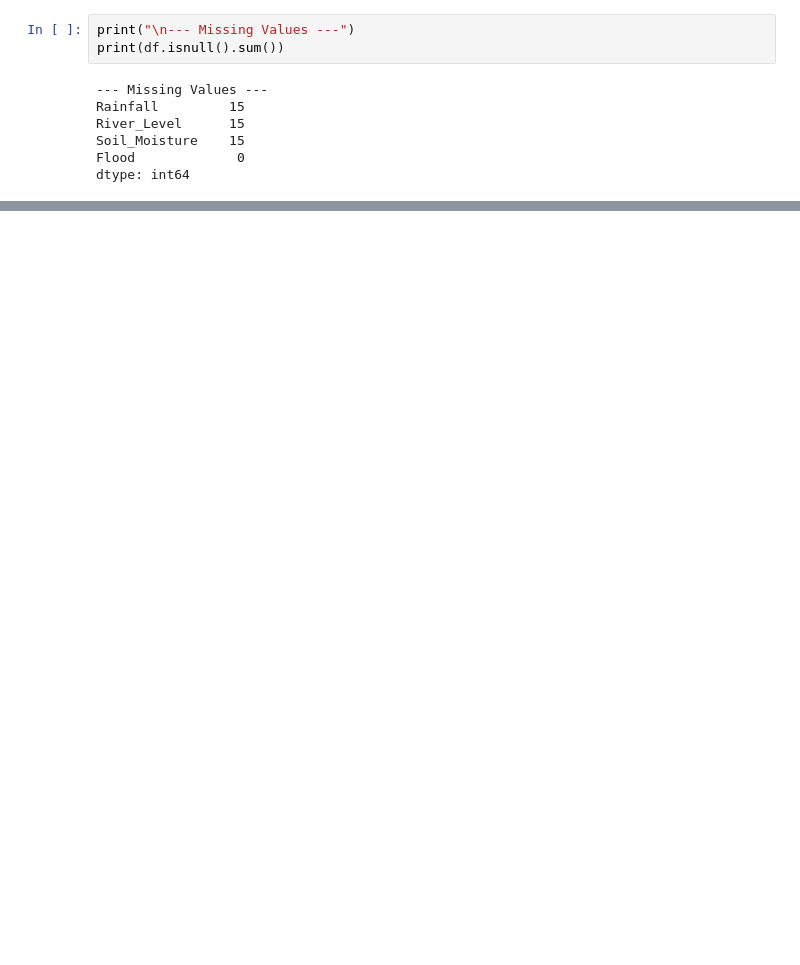
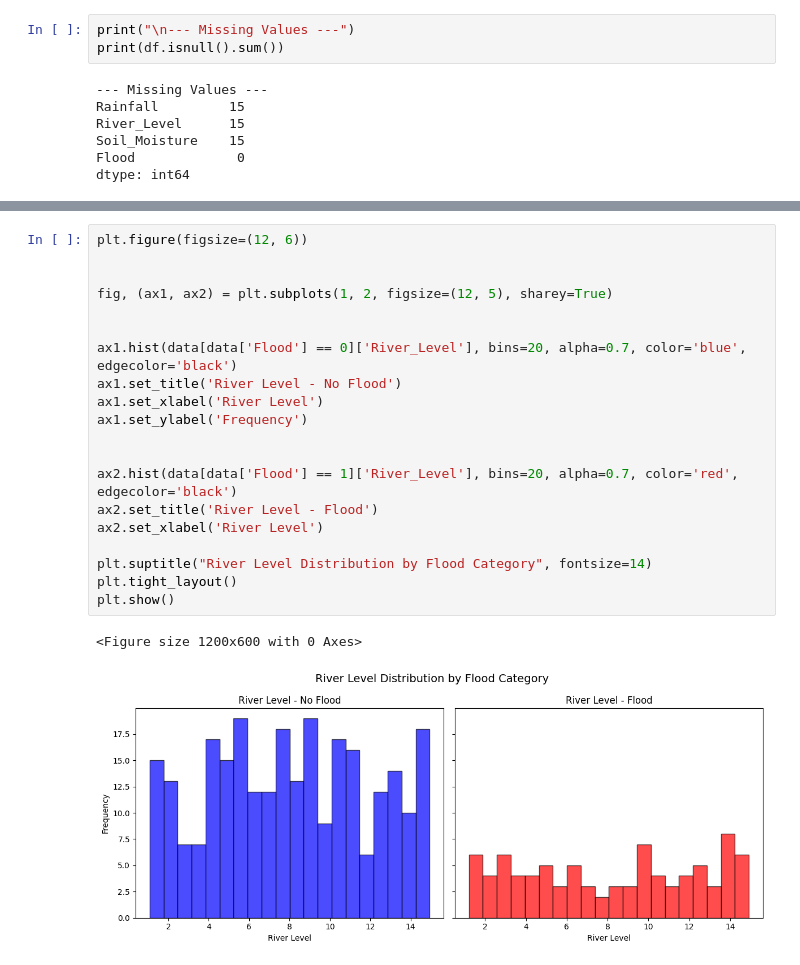
Before and after one commit to Harsh2005adgitm/Flood-Responsive-Model-EDUNET---AICTE-GREEN-SKILL-AI-INTERNSHIP-, a Jupyter notebook: FLOOD PREDICTION Model [30%].ipynb, the cells around one changed output, grey strips where cells are left out. Drawn from its saved outputs; the diff is of its cells as text; blank space fills up the shorter version.

```diff
--- a/FLOOD PREDICTION Model [30%].ipynb
+++ b/FLOOD PREDICTION Model [30%].ipynb
@@ -80,0 +129,23 @@ data
+# %%
+plt.figure(figsize=(12, 6))
+
+
+fig, (ax1, ax2) = plt.subplots(1, 2, figsize=(12, 5), sharey=True)
+
+
+ax1.hist(data[data['Flood'] == 0]['River_Level'], bins=20, alpha=0.7, color='blue', edgecolor='black')
+ax1.set_title('River Level - No Flood')
+ax1.set_xlabel('River Level')
+ax1.set_ylabel('Frequency')
+
+
+ax2.hist(data[data['Flood'] == 1]['River_Level'], bins=20, alpha=0.7, color='red', edgecolor='black')
+ax2.set_title('River Level - Flood')
+ax2.set_xlabel('River Level')
+
+plt.suptitle("River Level Distribution by Flood Category", fontsize=14)
+plt.tight_layout()
+plt.show()
+# %% [output]
+<Figure size 1200x600 with 0 Axes>
+[figure, added]
```
Also changed, not shown: parts of 24 cells of this notebook.
